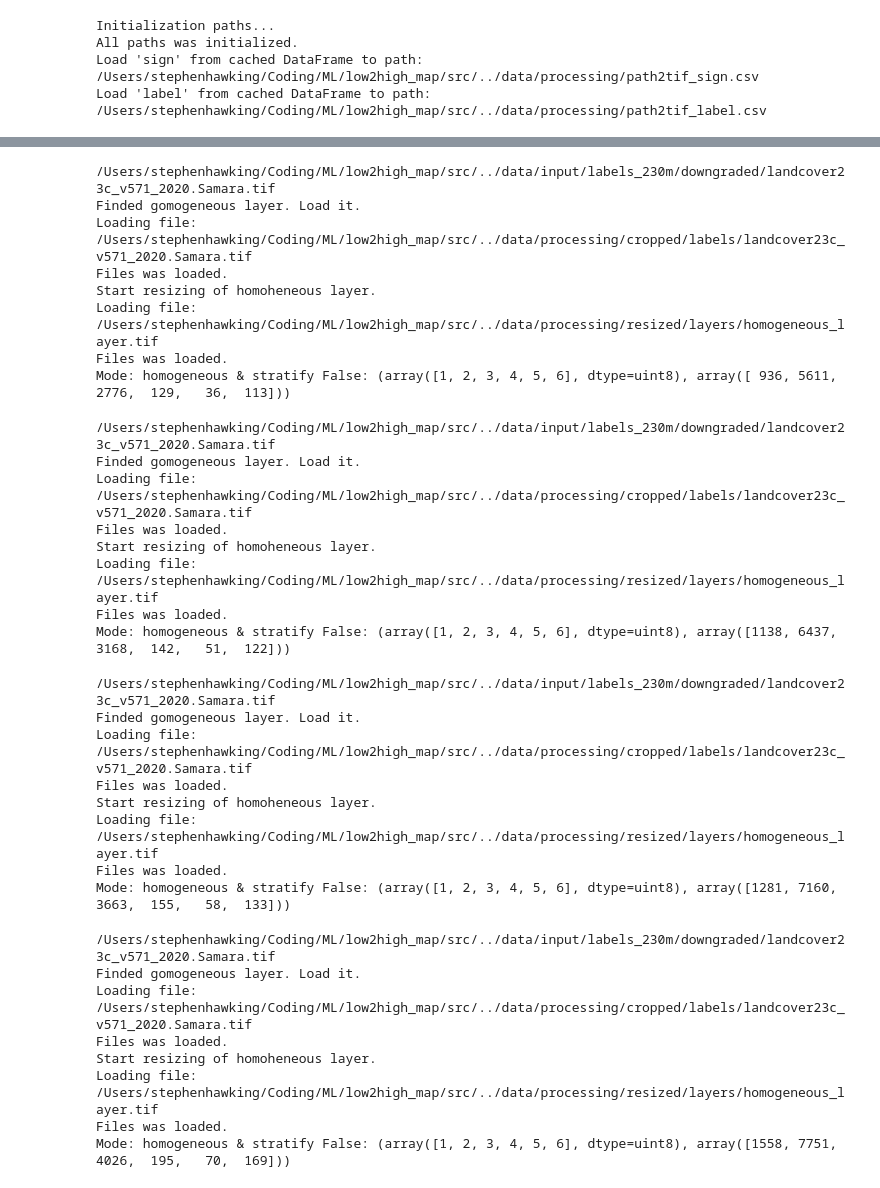
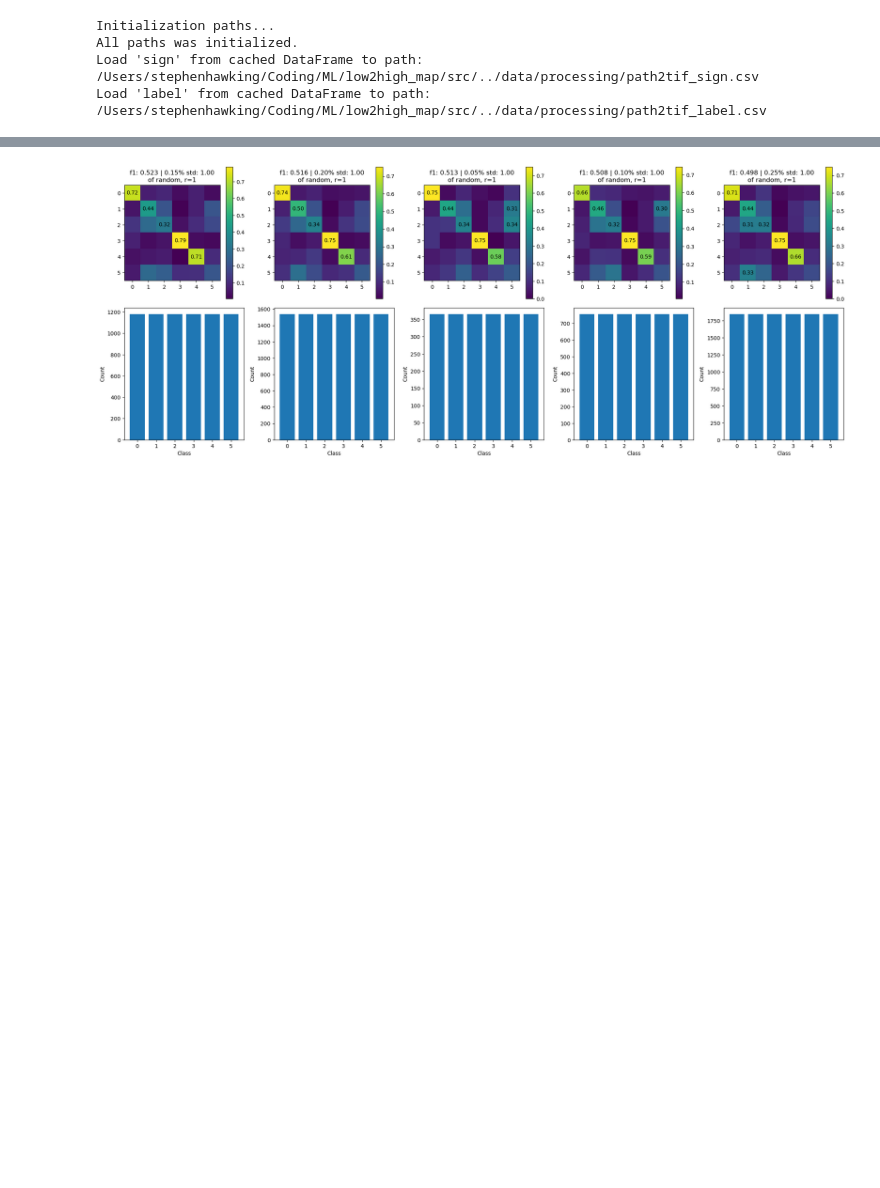
Before and after one commit to 1cosmic/low2high_map, a Jupyter notebook: src/auto-sci.ipynb, the cells around one changed output, grey strips where cells are left out. Drawn from its saved outputs; the diff is of its cells as text; code cells hidden in the pictures; blank space fills up the shorter version.

```diff
--- a/src/auto-sci.ipynb
+++ b/src/auto-sci.ipynb
@@ -39,19 +39,33 @@ Load 'label' from cached DataFrame to path:  /Users/stephenhawking/Coding/ML/low
 # %%
 config_grid = {
     "resize": ["by_label"],
-    "mask_mode": ["homogeneous"],
-    # "mask_mode": ["homogeneous"],
+    "mask_mode": ["random"],
+    # "r": [0.25 * i for i in range(6)[1:]],
     "r": [1],
-    # "r": [1],
-    # "percent": [0.05 * i for i in range(4)[1:]],
-    "percent": [0.02],
-    "homogen_percent": [0.02 * i for i in range(10)][1:],
-    # "homogen_percent": [0.1],
-    # "stratify": [False, True],
-    "stratify": [False],
+    # "percent": [0.001, 0.01],
+    "percent": [0.05 * i for i in range(6)][1:],
+    # "homogen_percent": [0.05 * i for i in range(6)][1:],
+    # "homogen_percent": [0.01 * i for i in range(6)][1:],
+    # "homogen_percent": [0.3, 0.5],
+    "homogen_percent": [1],
+    # "stratify": [True, False],
+    "stratify": [True],
 }
-
 best_models = analyse_best_model(
     config_grid, signs_paths, labels_paths, store_models=True, verbose=False
 )
+
+take_first = len(best_models)
+models = []
+for m in best_models[:take_first]:
+    models.append(
+        {
+            "model": m["model"],
+            "report": m["report"],
+            "cf_matrix": m["cf_matrix"],
+            "f1": m["f1_score"],
+        }
+    )
+
+spyder_eye(best_models, models)
 # %% [output]
@@ -98,32 +73 @@ Mode: homogeneous & stratify False: (array([1, 2, 3, 4, 5, 6], dtype=uint8), arr
-/Users/stephenhawking/Coding/ML/low2high_map/src/../data/input/labels_230m/downgraded/landcover23c_v571_2020.Samara.tif
-Finded gomogeneous layer. Load it.
-Loading file: /Users/stephenhawking/Coding/ML/low2high_map/src/../data/processing/cropped/labels/landcover23c_v571_2020.Samara.tif
-Files was loaded.
-Start resizing of homoheneous layer.
-Loading file: /Users/stephenhawking/Coding/ML/low2high_map/src/../data/processing/resized/layers/homogeneous_layer.tif
-Files was loaded.
-Mode: homogeneous & stratify False: (array([1, 2, 3, 4, 5, 6], dtype=uint8), array([ 936, 5611, 2776,  129,   36,  113]))
-/Users/stephenhawking/Coding/ML/low2high_map/src/../data/input/labels_230m/downgraded/landcover23c_v571_2020.Samara.tif
-Finded gomogeneous layer. Load it.
-Loading file: /Users/stephenhawking/Coding/ML/low2high_map/src/../data/processing/cropped/labels/landcover23c_v571_2020.Samara.tif
-Files was loaded.
-Start resizing of homoheneous layer.
-Loading file: /Users/stephenhawking/Coding/ML/low2high_map/src/../data/processing/resized/layers/homogeneous_layer.tif
-Files was loaded.
-Mode: homogeneous & stratify False: (array([1, 2, 3, 4, 5, 6], dtype=uint8), array([1138, 6437, 3168,  142,   51,  122]))
-/Users/stephenhawking/Coding/ML/low2high_map/src/../data/input/labels_230m/downgraded/landcover23c_v571_2020.Samara.tif
-Finded gomogeneous layer. Load it.
-Loading file: /Users/stephenhawking/Coding/ML/low2high_map/src/../data/processing/cropped/labels/landcover23c_v571_2020.Samara.tif
-Files was loaded.
-Start resizing of homoheneous layer.
-Loading file: /Users/stephenhawking/Coding/ML/low2high_map/src/../data/processing/resized/layers/homogeneous_layer.tif
-Files was loaded.
-Mode: homogeneous & stratify False: (array([1, 2, 3, 4, 5, 6], dtype=uint8), array([1281, 7160, 3663,  155,   58,  133]))
-/Users/stephenhawking/Coding/ML/low2high_map/src/../data/input/labels_230m/downgraded/landcover23c_v571_2020.Samara.tif
-Finded gomogeneous layer. Load it.
-Loading file: /Users/stephenhawking/Coding/ML/low2high_map/src/../data/processing/cropped/labels/landcover23c_v571_2020.Samara.tif
-Files was loaded.
-Start resizing of homoheneous layer.
-Loading file: /Users/stephenhawking/Coding/ML/low2high_map/src/../data/processing/resized/layers/homogeneous_layer.tif
-Files was loaded.
-Mode: homogeneous & stratify False: (array([1, 2, 3, 4, 5, 6], dtype=uint8), array([1558, 7751, 4026,  195,   70,  169]))
+[figure, added]
```
Also changed, not shown: parts of 4 cells of this notebook, 10 other files.
